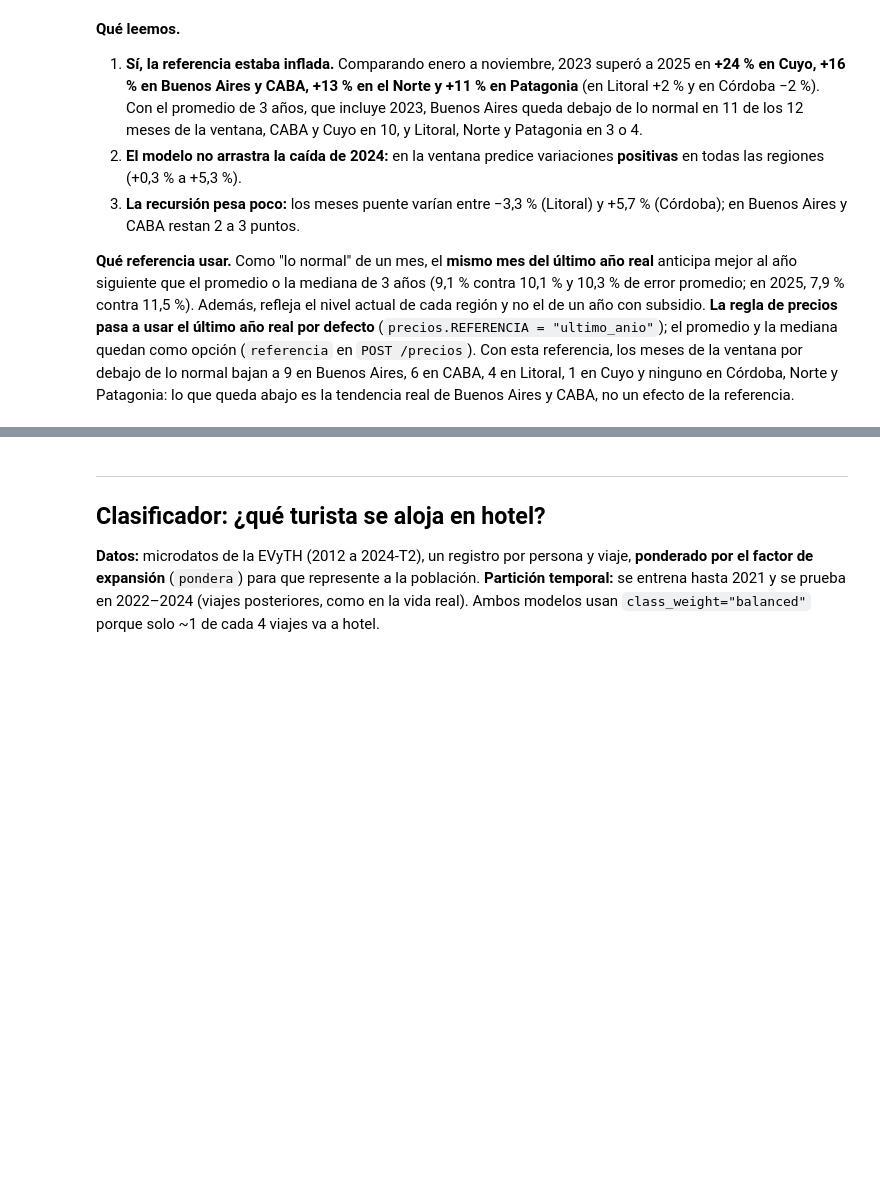
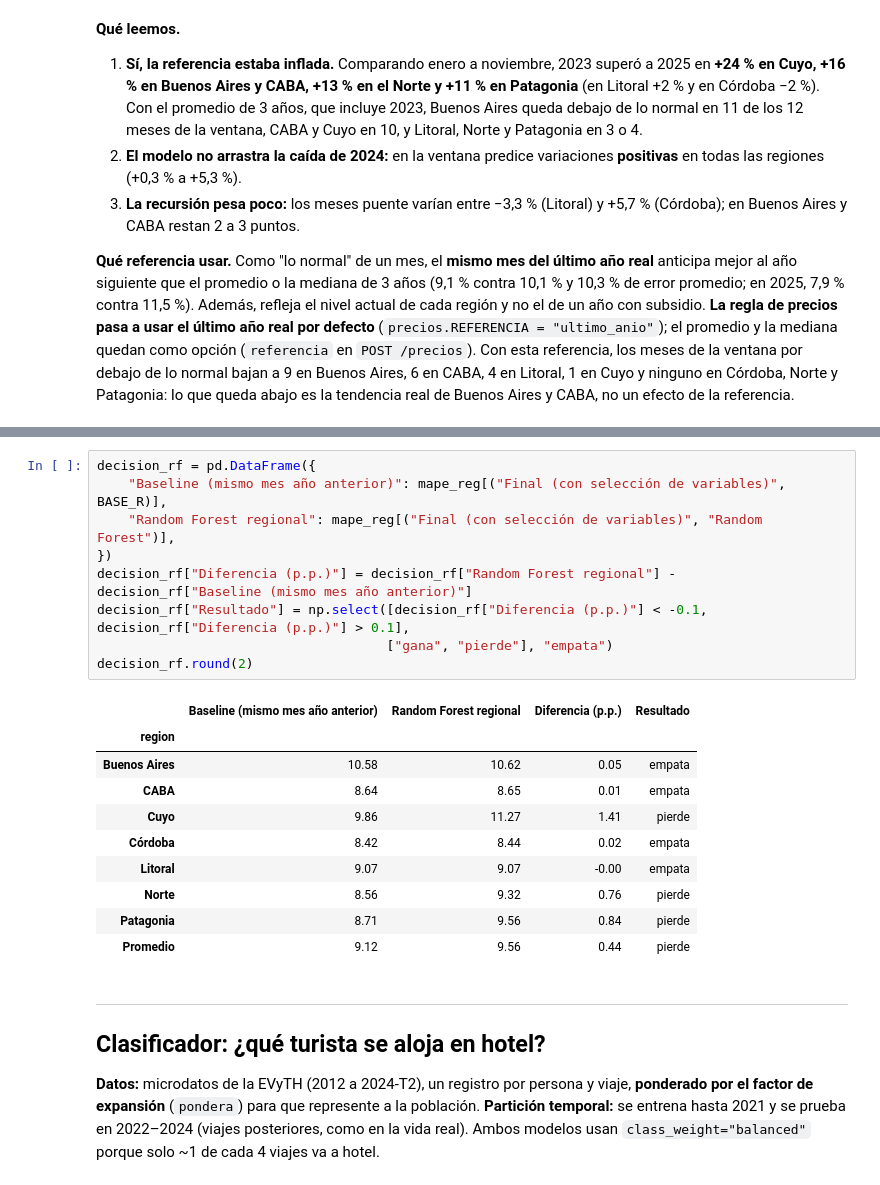
Before and after one commit to GianImpedovo/TPO-CD, a Jupyter notebook: notebooks/02_modelos.ipynb, the cells around one changed output, grey strips where cells are left out. Saved outputs shown, nothing was run; the diff lists cells and outputs as text; blank space fills up the shorter version.

```diff
--- a/notebooks/02_modelos.ipynb
+++ b/notebooks/02_modelos.ipynb
@@ -772,3 +784,23 @@ tabla_ref.round(1).sort_values("Promedio")
+# %%
+decision_rf = pd.DataFrame({
+    "Baseline (mismo mes año anterior)": mape_reg[("Final (con selección de variables)", BASE_R)],
+    "Random Forest regional": mape_reg[("Final (con selección de variables)", "Random Forest")],
+})
+decision_rf["Diferencia (p.p.)"] = decision_rf["Random Forest regional"] - decision_rf["Baseline (mismo mes año anterior)"]
+decision_rf["Resultado"] = np.select([decision_rf["Diferencia (p.p.)"] < -0.1, decision_rf["Diferencia (p.p.)"] > 0.1],
+                                     ["gana", "pierde"], "empata")
+decision_rf.round(2)
+# %% [output]
+|  | Baseline (mismo mes año anterior) | Random Forest regional | Diferencia (p.p.) | Resultado |
+| region |  |  |  |  |
+| Buenos Aires | 10.58 | 10.62 | 0.05 | empata |
+| CABA | 8.64 | 8.65 | 0.01 | empata |
+| Cuyo | 9.86 | 11.27 | 1.41 | pierde |
+| Córdoba | 8.42 | 8.44 | 0.02 | empata |
+| Litoral | 9.07 | 9.07 | -0.00 | empata |
+| Norte | 8.56 | 9.32 | 0.76 | pierde |
+| Patagonia | 8.71 | 9.56 | 0.84 | pierde |
+| Promedio | 9.12 | 9.56 | 0.44 | pierde |
 # %% [markdown]
 ---
 
```
Also changed, not shown: parts of 3 cells of this notebook, 1 other file.
